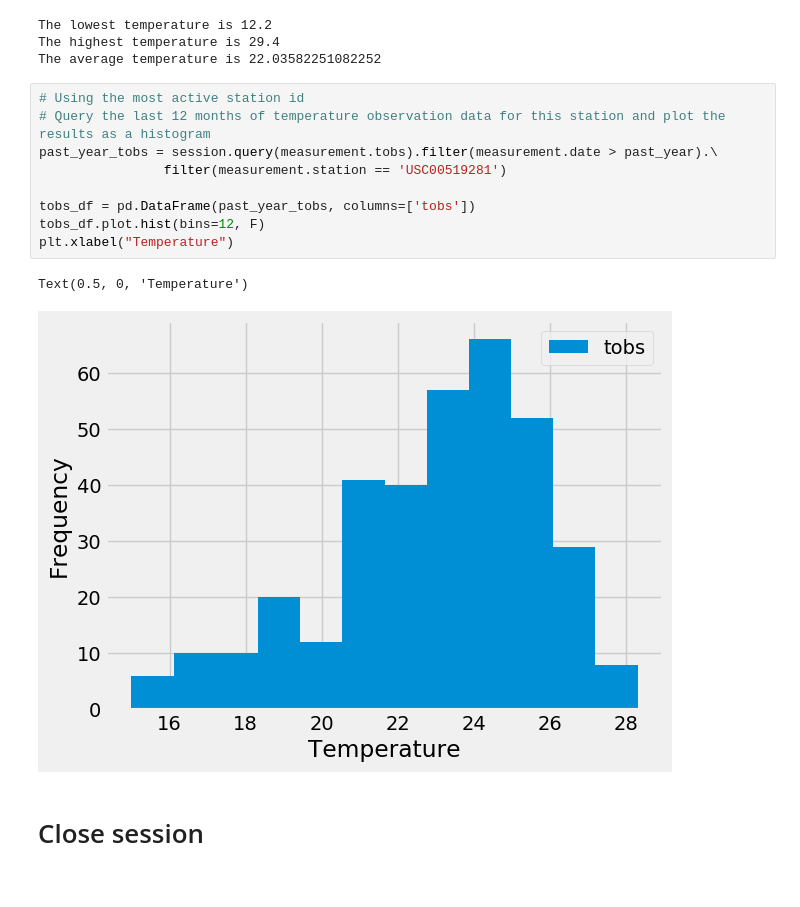
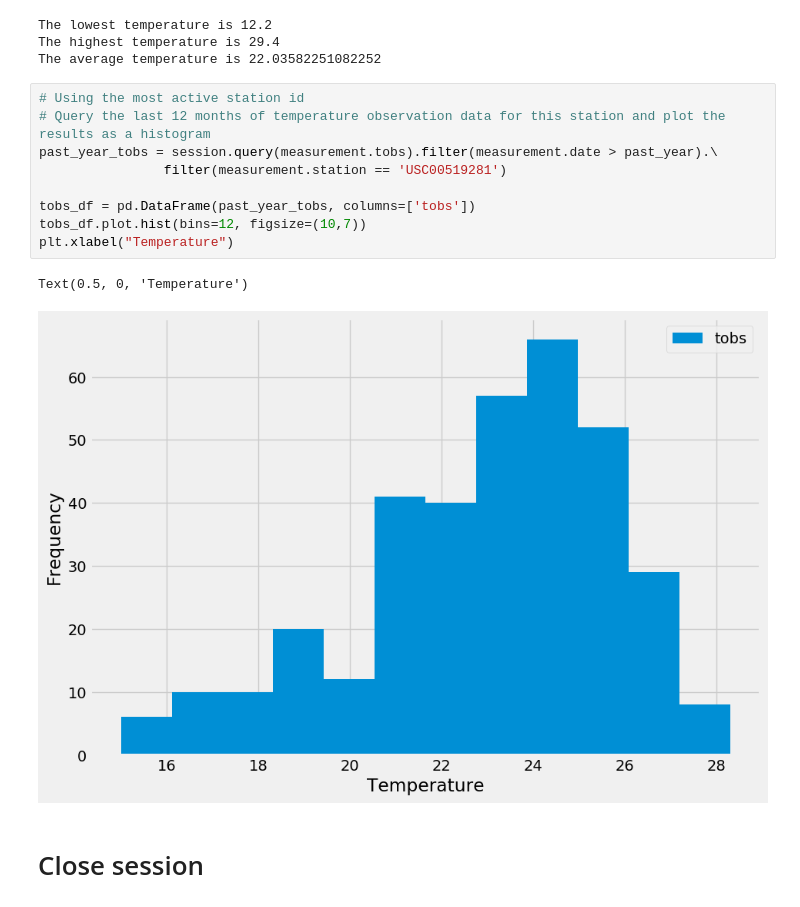
Before and after one commit to Tim-U-12/sqlalchemy-challenge, a Jupyter notebook: Starter_Code/climate_starter.ipynb, the cells around one changed output. Saved outputs shown, nothing was run; the diff lists cells and outputs as text.

```diff
--- a/Starter_Code/climate_starter.ipynb
+++ b/Starter_Code/climate_starter.ipynb
@@ -147,15 +147,15 @@ The average temperature is 22.03582251082252
 # %%
 # Using the most active station id
 # Query the last 12 months of temperature observation data for this station and plot the results as a histogram
 past_year_tobs = session.query(measurement.tobs).filter(measurement.date > past_year).\
                 filter(measurement.station == 'USC00519281')
 
 tobs_df = pd.DataFrame(past_year_tobs, columns=['tobs'])
-tobs_df.plot.hist(bins=12, F)
+tobs_df.plot.hist(bins=12, figsize=(10,7))
 plt.xlabel("Temperature")
 # %% [output]
 Text(0.5, 0, 'Temperature')
-[figure, old version]
+[figure, new version]
 # %% [markdown]
 # Close session
 # %%
```
Also changed, not shown: 1 other file.
